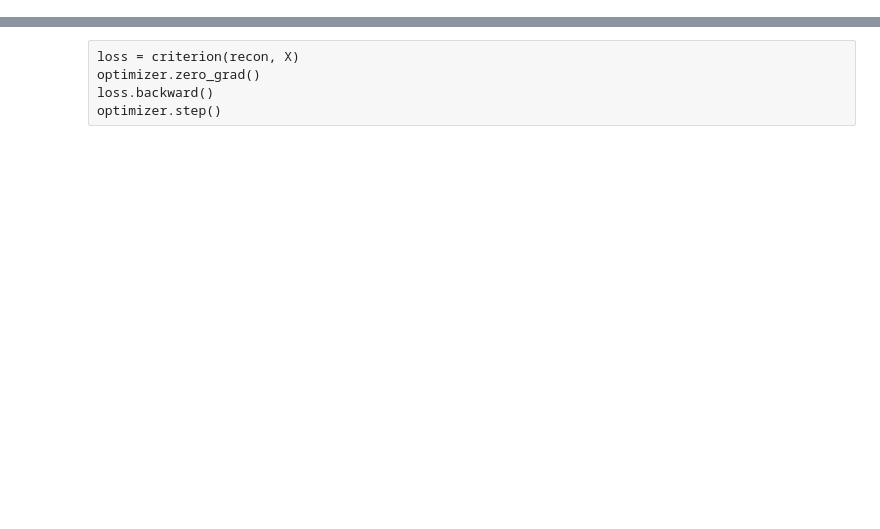
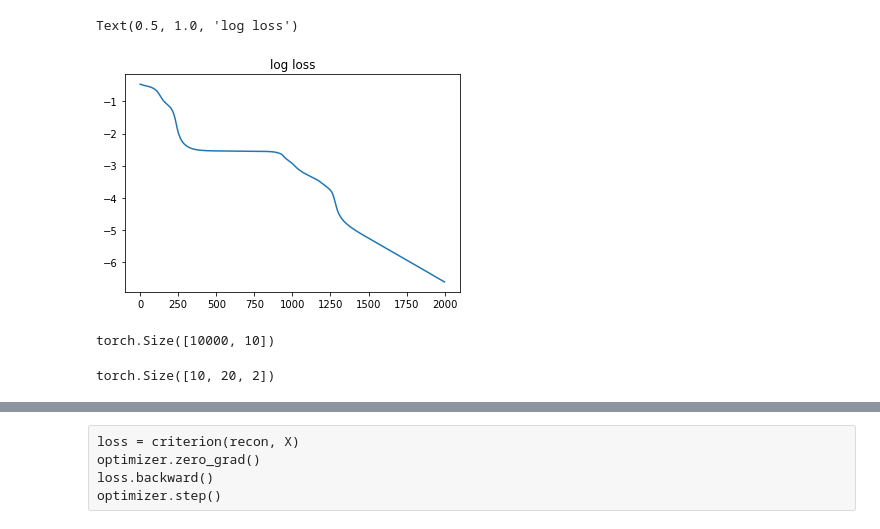
Before and after one commit to audrey163/senior-seminar-project-2-public, a Jupyter notebook: python/Exploration.ipynb, the cells around one changed output, grey strips where cells are left out. Drawn from its saved outputs; the diff is of its cells as text; code cells hidden in the pictures; blank space fills up the shorter version.

```diff
--- a/python/Exploration.ipynb
+++ b/python/Exploration.ipynb
@@ -26,7 +55,5 @@ NameError: name '_f' is not defined
 # %%
-# repeatedly reduce the size
-class Autoencoder_Linear(nn.Module):
-    self.dZ = []
+class Autoencoder(nn.Module):
     def __init__(self):
         super().__init__()
         self.encoder = nn.Sequential(
@@ -45,17 +72,20 @@ class Autoencoder_Linear(nn.Module):
             nn.Linear(8,10)
         )
 
-    def forward(self, x,dX=None):
+    def forward(self, x):
         encoded = self.encoder(x)
-        if dx is not None:
-            self.dZ.append()
         decoded = self.decoder(encoded)
         return decoded
 
+    def get_dZ(self,dx):
+         Z = self.encoder(dx)
+         J = torch.autograd.functional.jacobian(self.encoder, dx)
+         return torch.matmul(J.T,Z)
+
 # Input [-1, +1] -> use nn.Tanh
 # %%
-model = Autoencoder_Linear()
+model = Autoencoder()
 
 criterion = nn.MSELoss()
-optimizer = torch.optim.Adam(model.parameters(),lr=1e-2)
+optimizer = torch.optim.Adam(model.parameters(),lr=1e-3)
 # %%
@@ -65,21 +102,24 @@ sp.X.shape
 # %%
 # Point to training loop video
-num_epochs = 1000
-outputs = []
-
-
-
+num_epochs = 2000
+#outputs = []
+losses = []
 
 for epoch in range(num_epochs):
-    # img = img.reshape(-1, 28*28) # -> use for Autoencoder_Linear
-    X = torch.Tensor(sp.Z.T)
-    recon = model(X)
-    loss = criterion(recon, X)
+    recon = model(data['X'])
+    loss = criterion(recon, data['X'])
 
     optimizer.zero_grad()
     loss.backward()
     optimizer.step()
 
-    print(f'Epoch:{epoch+1}, Loss:{loss.item():.4f}')
-    outputs.append((epoch, X, recon))
+    #outputs.append((epoch, data['X'], recon))
+    #print(f'Epoch:{epoch+1}, Loss:{loss.item():.4f}')
+    losses.append(loss.item())
+# %%
+plt.plot(np.log(np.array(losses)))
+plt.title("log loss")
+# %% [output]
+Text(0.5, 1.0, 'log loss')
+[figure, added]
 # %%
@@ -86,0 +127,4 @@ plt.plot(model.encoder(torch.Tensor(sp.Z.T)).detach().numpy()[:,0],model.encoder
+# %%
+data['dX'].shape
+# %% [output]
+torch.Size([10000, 10])
@@ -86,0 +133,4 @@ plt.plot(model.encoder(torch.Tensor(sp.Z.T)).detach().numpy()[:,0],model.encoder
+# %%
+dZ.sum(axis=3).shape
+# %% [output]
+torch.Size([10, 20, 2])
```
Also changed, not shown: parts of 11 cells of this notebook, 1 other file.
